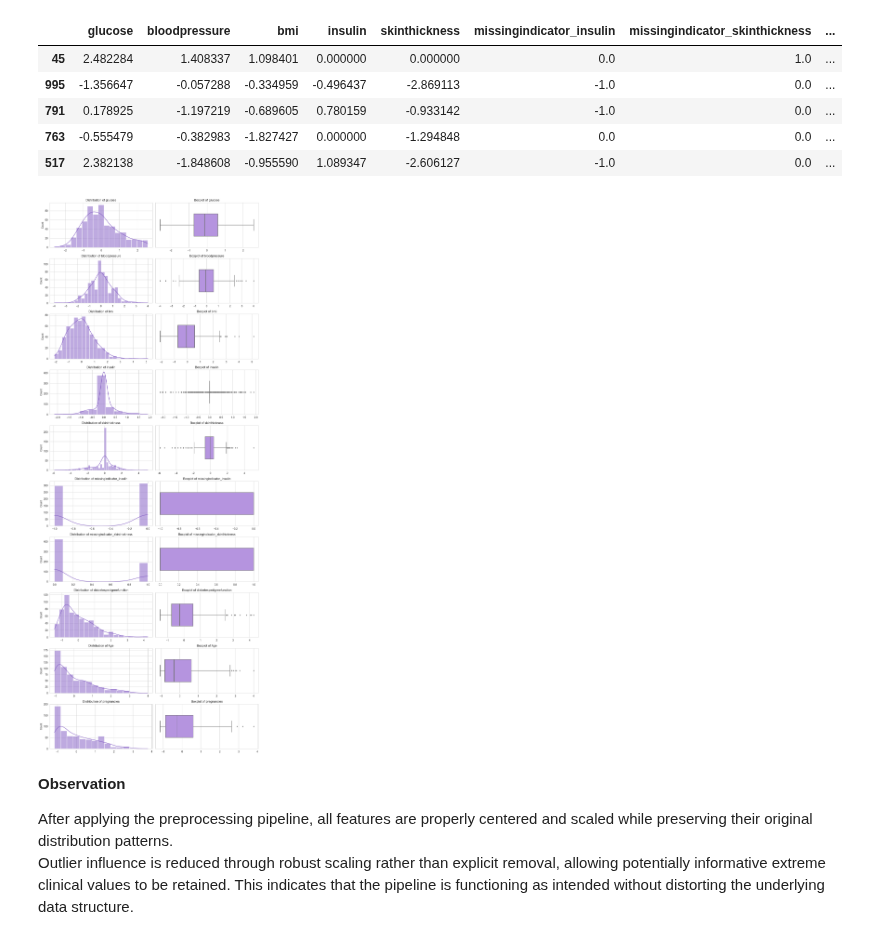
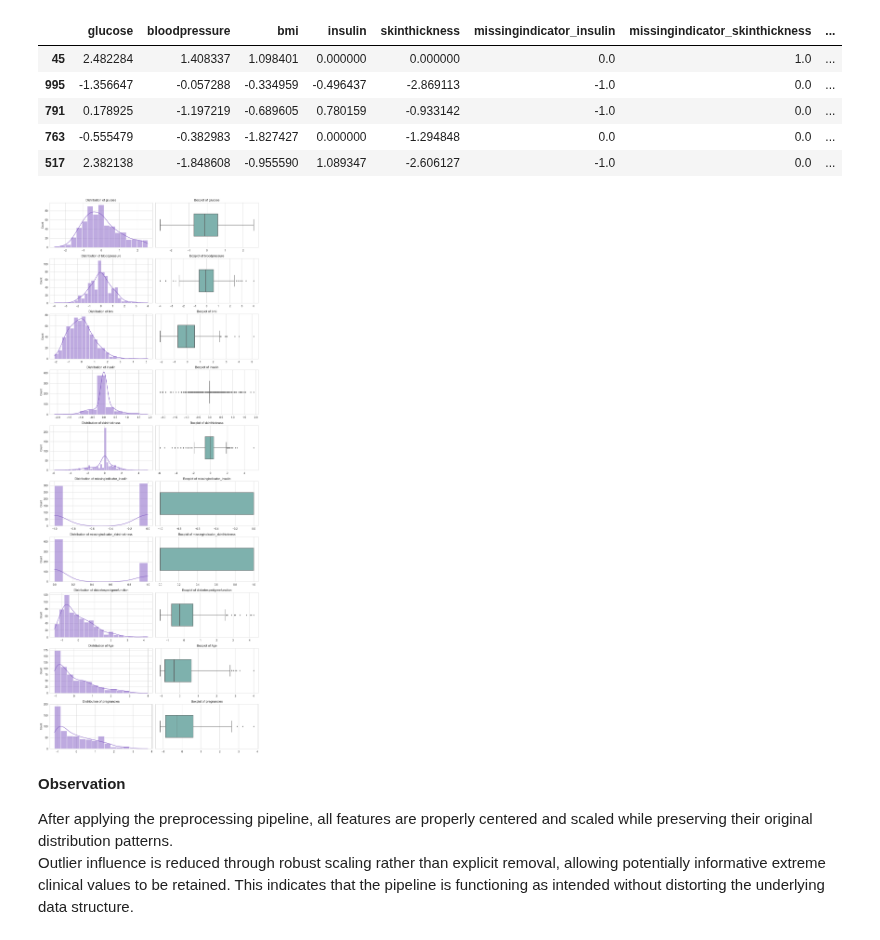
Before and after one commit to NazilaFazeli/ds-diabetes-challenge, a Jupyter notebook: 3_Diabetes_Challenge.ipynb, the cells around one changed output. Cells and saved outputs as stored; diff of their text form; code cells hidden in the pictures.

```diff
--- a/3_Diabetes_Challenge.ipynb
+++ b/3_Diabetes_Challenge.ipynb
@@ -1630,35 +1630,35 @@ sns.set_style("whitegrid")
 
 num_cols = X_train_linear_df.columns.tolist()
 
 fig, axes = plt.subplots(len(num_cols), 2, figsize=(12, 3 * len(num_cols)))
 
 for i, col in enumerate(num_cols):
 
     # Histogram + KDE plot
     sns.histplot(
         X_train_linear_df[col],
         kde=True,
         ax=axes[i, 0],
         color="#7E57C2"
     )
     axes[i, 0].set_title(f"Distribution of {col}")
     axes[i, 0].set_xlabel("")
 
     # Boxplot for outlier detection
     sns.boxplot(
         x=X_train_linear_df[col],
         ax=axes[i, 1],
-        color="#B388EB",
+        color="#75BAB4FF",
         width=0.5,
         fliersize=3
     )
     axes[i, 1].set_title(f"Boxplot of {col}")
     axes[i, 1].set_xlabel("")
 
 plt.tight_layout()
 plt.show()
 # %% [output]
-[figure, old version]
+[figure, new version]
 # %% [markdown]
 **Observation**
 
```
